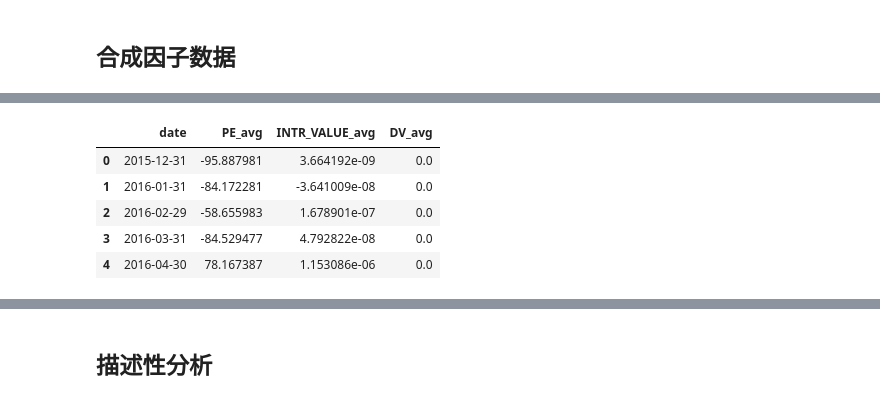
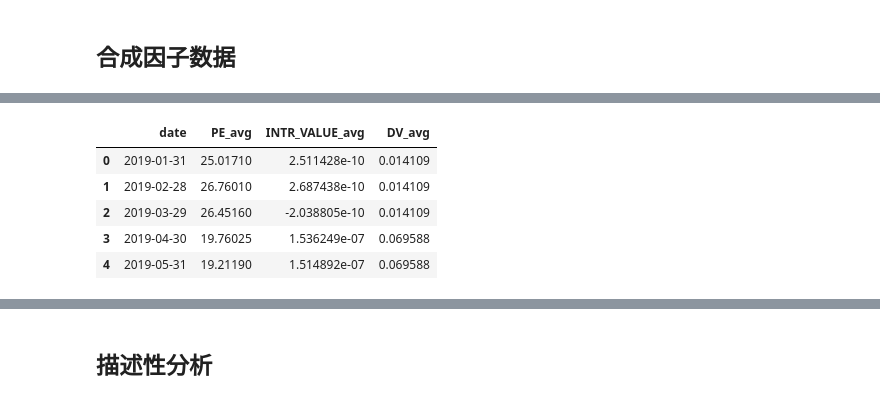
Before and after one commit to congcong009/joinquant_share, a Jupyter notebook: rd_lib/研究类/研报复现/基本面量化/罗伯瑞克超额现金流选股/罗伯瑞克超额现金流选股法.ipynb, the cells around one changed output, grey strips where cells are left out. Drawn from its saved outputs; the diff is of its cells as text; code cells hidden in the pictures.

```diff
--- a/rd_lib/研究类/研报复现/基本面量化/罗伯瑞克超额现金流选股/罗伯瑞克超额现金流选股法.ipynb
+++ b/rd_lib/研究类/研报复现/基本面量化/罗伯瑞克超额现金流选股/罗伯瑞克超额现金流选股法.ipynb
@@ -203,6 +203,7 @@ def get_dv_ttm(code_list, startDt):
     df.columns = ['asset', 'date', 'DV']
 #     df = df.groupby(['asset']).resample('M').mean()
 
+    df = df.sort_values(by=['date'])
     return df
 # %% [markdown]
 ## 设置全局参数
@@ -225,0 +234,7 @@ benchmark_code = '000300.XSHG'
+# %%
+# 获取收盘价，数据量较大，分切成500天一存
+price_periods: List = get_trade_period(startDt, endDt, 'D')
+for i in range(0, len(price_periods), 500):
+#     print(price_periods[i: i+500], '\n')
+    price_df = get_pool_period_price(stk_pool, price_periods[i: i+500], filter_ind_list, 'open')
+    pkl_batch(price_df, 'price_df_'+str(i), method='write')
@@ -342,13 +340,2 @@ NameError: name 'bouns_df' is not defined
 # %% [markdown]
 ## 合成因子数据
-# %%
-# 将因子和股息率数据合并
-basic_df.reset_index(inplace=True)
-basic_df['date'] = pd.to_datetime(basic_df['date'])
-basic_df = basic_df.merge(bouns_df, on=['date', 'asset'], how='outer')
-
-# 调整获取数据的月份数据
-basic_df.set_index('date', inplace=True)
-basic_df = basic_df.groupby(['asset']).resample('M').mean()
-
-basic_df.head()
@@ -362,0 +342,16 @@ basic_df.head()
+# %%
+# 将因子和股息率数据合并
+basic_df.reset_index(inplace=True)
+basic_df['date'] = pd.to_datetime(basic_df['date'])
+
+cff_df_raw = pd.DataFrame()
+for i in tqdm_notebook(range(len(stock_list))):
+    df = basic_df.query(f"asset=='{stock_list[i]}'").merge(bouns_df.query(f"asset=='{stock_list[i]}'"), how='outer').sort_values('date')
+    df['DV'].fillna(method='ffill', inplace=True)
+    df['DEBT'].fillna(method='ffill', inplace=True)
+    df['DEBT'].fillna(0, inplace=True)
+    df.dropna(inplace=True)
+    if not df.empty:
+        cff_df_raw = pd.concat([cff_df_raw, df])
+
+cff_df_raw.head()
@@ -363,16 +366,16 @@ basic_df.head()
 # %%
 # 计算行业平均数据，用于因子的打分判断
-avg_df = basic_df.groupby('date').mean().fillna(method='ffill').fillna(0).reset_index()
+avg_df = cff_df_raw.groupby('date').mean().reset_index()
 avg_df = avg_df[['date', 'PE', 'INTR_VALUE', 'DV']]
 avg_df.columns = ['date', 'PE_avg', 'INTR_VALUE_avg', 'DV_avg']
 avg_df.head()
 # %% [output]
 |  | date | PE_avg | INTR_VALUE_avg | DV_avg |
-| 0 | 2015-12-31 | -95.887981 | 3.664192e-09 | 0.0 |
-| 1 | 2016-01-31 | -84.172281 | -3.641009e-08 | 0.0 |
-| 2 | 2016-02-29 | -58.655983 | 1.678901e-07 | 0.0 |
-| 3 | 2016-03-31 | -84.529477 | 4.792822e-08 | 0.0 |
-| 4 | 2016-04-30 | 78.167387 | 1.153086e-06 | 0.0 |
+| 0 | 2019-01-31 | 25.01710 | 2.511428e-10 | 0.014109 |
+| 1 | 2019-02-28 | 26.76010 | 2.687438e-10 | 0.014109 |
+| 2 | 2019-03-29 | 26.45160 | -2.038805e-10 | 0.014109 |
+| 3 | 2019-04-30 | 19.76025 | 1.536249e-07 | 0.069588 |
+| 4 | 2019-05-31 | 19.21190 | 1.514892e-07 | 0.069588 |
 # %%
 # 按股票独立打分
 cff_df = pd.DataFrame()
```
Also changed, not shown: parts of 43 cells of this notebook, 1 other file.
